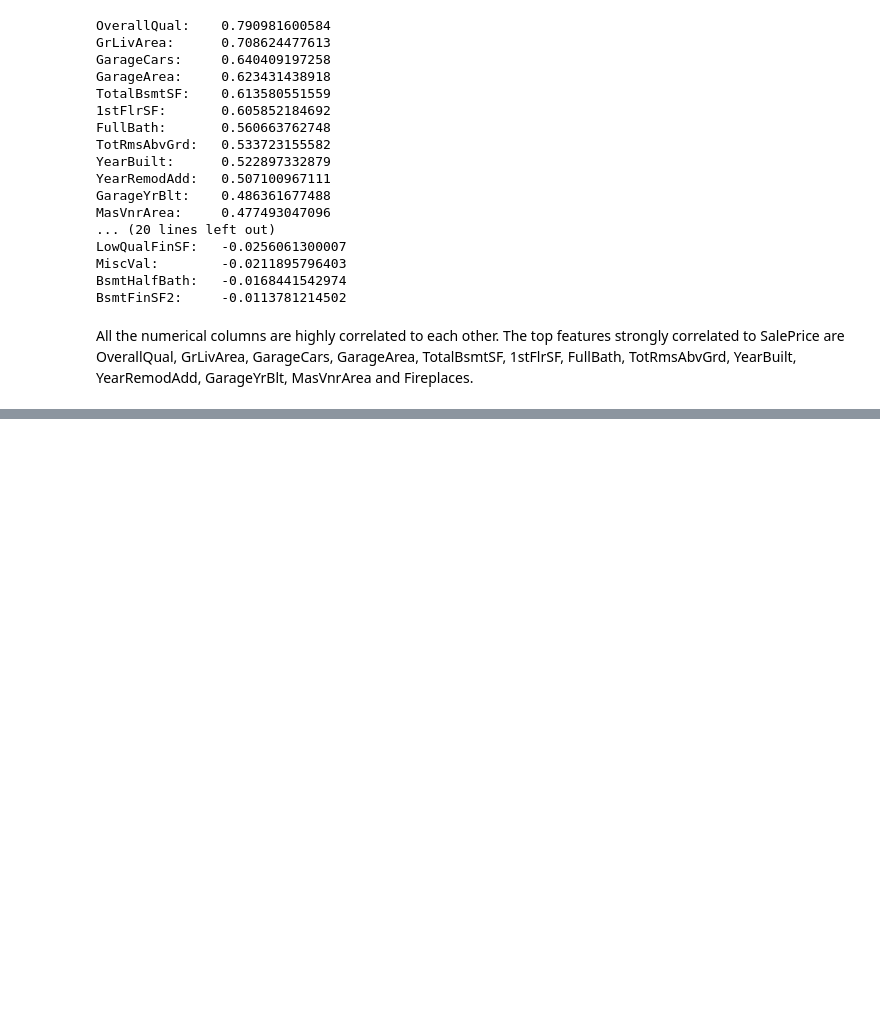
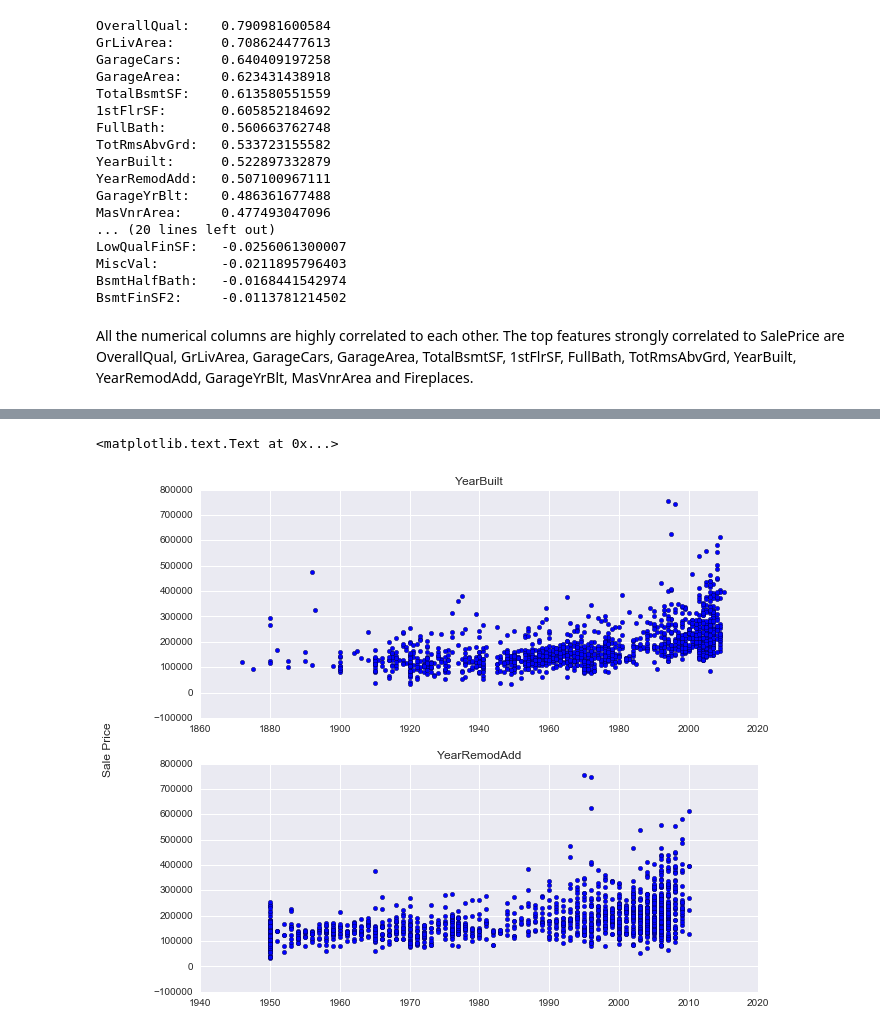
Before and after one commit to rajashreebaradur/Kaggle_HousePrices, a Jupyter notebook: getting_cleaning_data.ipynb, the cells around one changed output, grey strips where cells are left out. Drawn from its saved outputs; the diff is of its cells as text; code cells hidden in the pictures; blank space fills up the shorter version.

```diff
--- a/getting_cleaning_data.ipynb
+++ b/getting_cleaning_data.ipynb
@@ -170,0 +220,16 @@ All the numerical columns are highly correlated to each other. The top features
+# %%
+#scatterplots for all highly correlated area related features
+
+fig = plt.figure(3, figsize=(10, 9))
+plt.subplot(211)
+plt.scatter(df.YearBuilt.values, salevalue)
+plt.title("YearBuilt")
+
+plt.subplot(212)
+plt.scatter(df.YearRemodAdd.values, salevalue)
+plt.title("YearRemodAdd")
+
+fig.text(-0.01, 0.5, 'Sale Price', va='center', rotation='vertical', fontsize = 12)
+# %% [output]
+<matplotlib.text.Text at 0x...>
+[figure, added]
```
Also changed, not shown: parts of 3 cells of this notebook.
